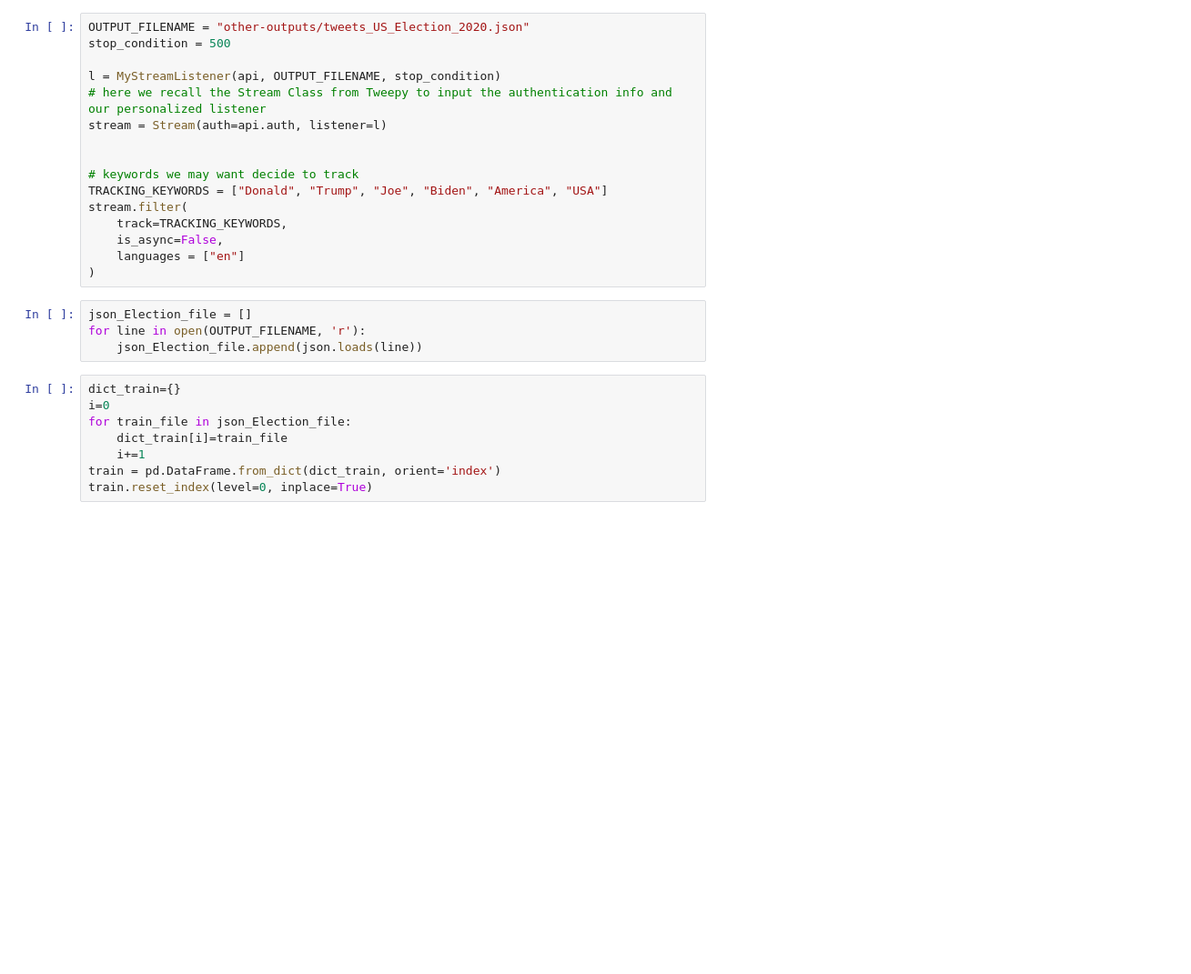
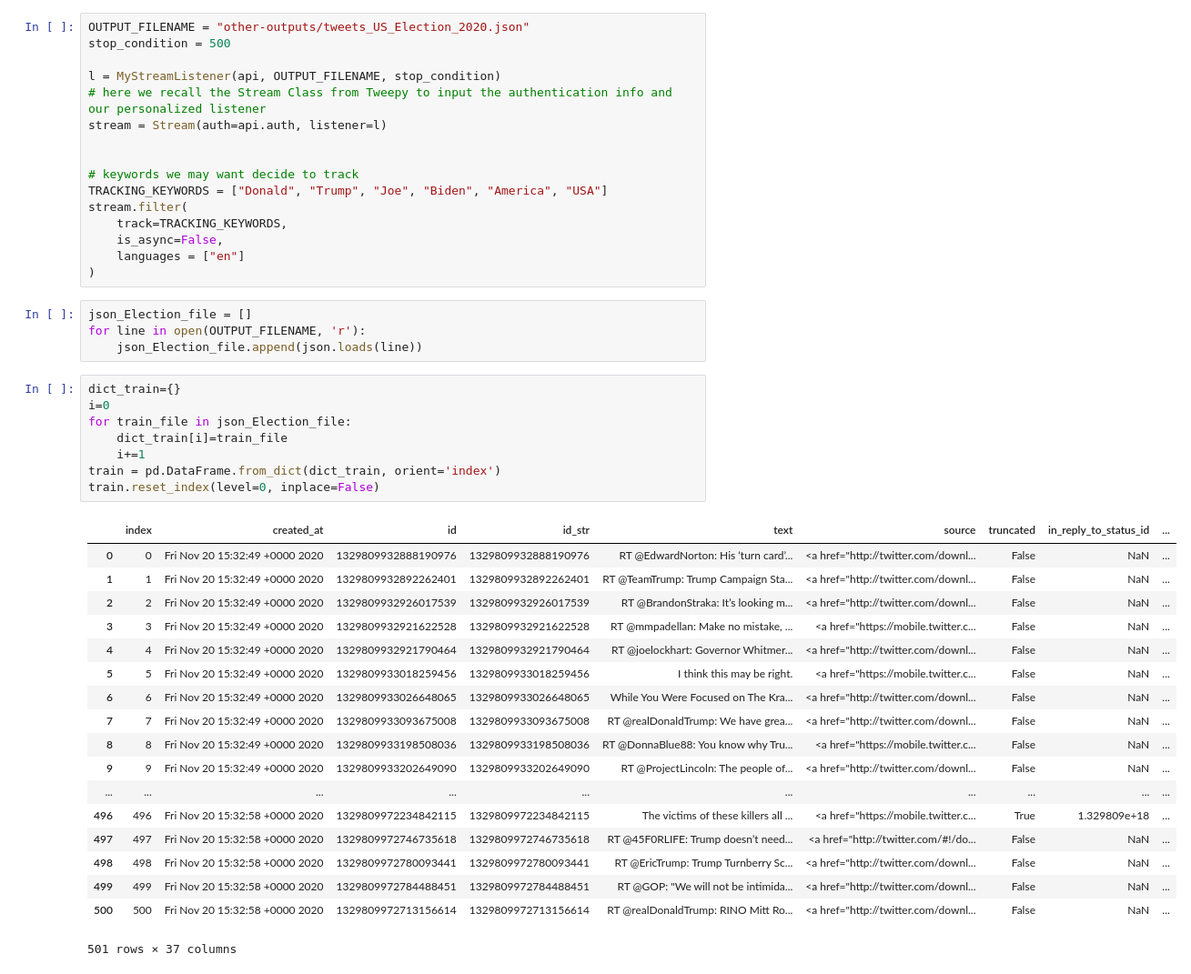
Before and after one commit to JianChen-IT/IR_Final_Project, a Jupyter notebook: IR_Final_Project.ipynb, the cells around one changed output. Shown: that part at 91% size. Drawn from its saved outputs; the diff is of its cells as text; blank space fills up the shorter version.

```diff
--- a/IR_Final_Project.ipynb
+++ b/IR_Final_Project.ipynb
@@ -94,10 +98,29 @@ for line in open(OUTPUT_FILENAME, 'r'):
 # %%
 dict_train={}
 i=0
 for train_file in json_Election_file:
     dict_train[i]=train_file
     i+=1
 train = pd.DataFrame.from_dict(dict_train, orient='index')
-train.reset_index(level=0, inplace=True)
+train.reset_index(level=0, inplace=False)
+# %% [output]
+|  | index | created_at | id | id_str | text | source | truncated | in_reply_to_status_id | ... |
+| 0 | 0 | Fri Nov 20 15:32:49 +0000 2020 | 1329809932888190976 | 1329809932888190976 | RT @EdwardNorton: His ‘turn card’... | <a href="http://twitter.com/downl... | False | NaN | ... |
+| 1 | 1 | Fri Nov 20 15:32:49 +0000 2020 | 1329809932892262401 | 1329809932892262401 | RT @TeamTrump: Trump Campaign Sta... | <a href="http://twitter.com/downl... | False | NaN | ... |
+| 2 | 2 | Fri Nov 20 15:32:49 +0000 2020 | 1329809932926017539 | 1329809932926017539 | RT @BrandonStraka: It’s looking m... | <a href="http://twitter.com/downl... | False | NaN | ... |
+| 3 | 3 | Fri Nov 20 15:32:49 +0000 2020 | 1329809932921622528 | 1329809932921622528 | RT @mmpadellan: Make no mistake, ... | <a href="https://mobile.twitter.c... | False | NaN | ... |
+| 4 | 4 | Fri Nov 20 15:32:49 +0000 2020 | 1329809932921790464 | 1329809932921790464 | RT @joelockhart: Governor Whitmer... | <a href="http://twitter.com/downl... | False | NaN | ... |
+| 5 | 5 | Fri Nov 20 15:32:49 +0000 2020 | 1329809933018259456 | 1329809933018259456 | I think this may be right. | <a href="https://mobile.twitter.c... | False | NaN | ... |
+| 6 | 6 | Fri Nov 20 15:32:49 +0000 2020 | 1329809933026648065 | 1329809933026648065 | While You Were Focused on The Kra... | <a href="http://twitter.com/downl... | False | NaN | ... |
+| 7 | 7 | Fri Nov 20 15:32:49 +0000 2020 | 1329809933093675008 | 1329809933093675008 | RT @realDonaldTrump: We have grea... | <a href="http://twitter.com/downl... | False | NaN | ... |
+| 8 | 8 | Fri Nov 20 15:32:49 +0000 2020 | 1329809933198508036 | 1329809933198508036 | RT @DonnaBlue88: You know why Tru... | <a href="https://mobile.twitter.c... | False | NaN | ... |
+| 9 | 9 | Fri Nov 20 15:32:49 +0000 2020 | 1329809933202649090 | 1329809933202649090 | RT @ProjectLincoln: The people of... | <a href="http://twitter.com/downl... | False | NaN | ... |
+| ... | ... | ... | ... | ... | ... | ... | ... | ... | ... |
+| 496 | 496 | Fri Nov 20 15:32:58 +0000 2020 | 1329809972234842115 | 1329809972234842115 | The victims of these killers all ... | <a href="https://mobile.twitter.c... | True | 1.329809e+18 | ... |
+| 497 | 497 | Fri Nov 20 15:32:58 +0000 2020 | 1329809972746735618 | 1329809972746735618 | RT @45F0RLIFE: Trump doesn’t need... | <a href="http://twitter.com/#!/do... | False | NaN | ... |
+| 498 | 498 | Fri Nov 20 15:32:58 +0000 2020 | 1329809972780093441 | 1329809972780093441 | RT @EricTrump: Trump Turnberry Sc... | <a href="http://twitter.com/downl... | False | NaN | ... |
+| 499 | 499 | Fri Nov 20 15:32:58 +0000 2020 | 1329809972784488451 | 1329809972784488451 | RT @GOP: "We will not be intimida... | <a href="http://twitter.com/downl... | False | NaN | ... |
+| 500 | 500 | Fri Nov 20 15:32:58 +0000 2020 | 1329809972713156614 | 1329809972713156614 | RT @realDonaldTrump: RINO Mitt Ro... | <a href="http://twitter.com/downl... | False | NaN | ... |
+501 rows × 37 columns
 # %%
 pd.set_option('display.max_columns', None)
```
Also changed, not shown: parts of 7 cells of this notebook, 1 other file.
